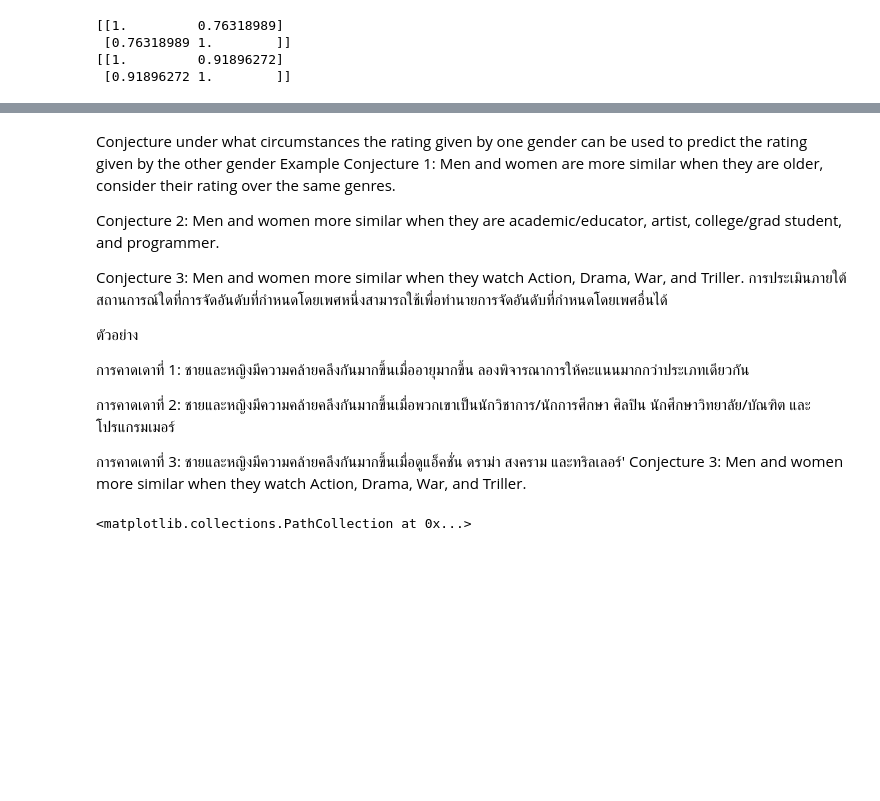
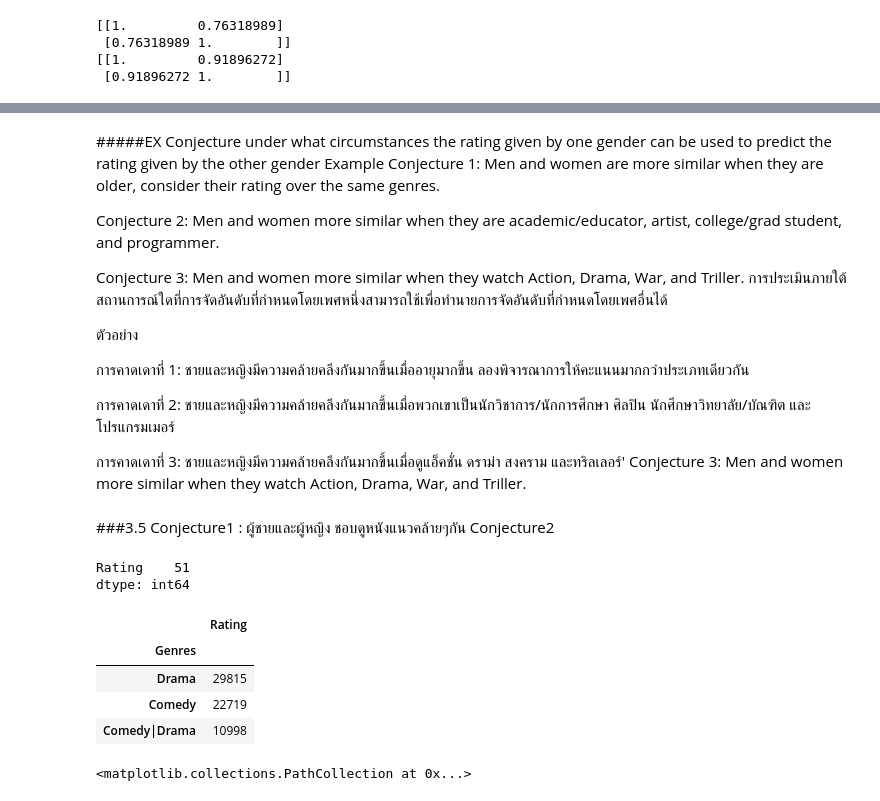
Before and after one commit to ananyapoonsawat/Python_dataviz2023, a Jupyter notebook: สำเนาของ_Project2_66.ipynb, the cells around one changed output, grey strips where cells are left out. Drawn from its saved outputs; the diff is of its cells as text; code cells hidden in the pictures; blank space fills up the shorter version.

```diff
--- a/สำเนาของ_Project2_66.ipynb
+++ b/สำเนาของ_Project2_66.ipynb
@@ -602,4 +608,5 @@ plt.show()
 # %% [markdown]
+#####EX
 Conjecture under what circumstances the rating given by one gender can be used to predict the rating given by the other gender
 Example
 Conjecture 1: Men and women are more similar when they are older, consider their rating over the same genres.
@@ -617,3 +624,21 @@ Conjecture 3: Men and women more similar when they watch Action, Drama, War, and
 
 การคาดเดาที่ 3: ชายและหญิงมีความคล้ายคลึงกันมากขึ้นเมื่อดูแอ็คชั่น ดราม่า สงคราม และทริลเลอร์'
 Conjecture 3: Men and women more similar when they watch Action, Drama, War, and Triller.
+# %% [markdown]
+###3.5
+Conjecture1 : ผู้ชายและผู้หญิง ชอบดูหนังแนวคล้ายๆกัน
+Conjecture2
+# %%
+rating_gender = df1[['Title','Gender','Rating']]
+
+Male_rating = rating_gender[rating_gender['Gender']== 'M']
+Female_rating = rating_gender[rating_gender['Gender']=='F']
+
+Male_AverageRating = Male_rating.groupby('Title').mean()
+Female_AverageRating = Female_rating.groupby('Title').mean()
+
+Male_AverageRating[Male_AverageRating ['Rating'] > 4.5].count() #male
+Female_AverageRating[Female_AverageRating['Rating'] > 4.5].count() #female
+# %% [output]
+Rating    51
+dtype: int64
@@ -620 +657,12 @@ Conjecture 3: Men and women more similar when they watch Action, Drama, War, and
+# %%
+PopularGenres_rating = df1[['Rating','Genres']]
+PopularGenres_rating = PopularGenres_rating[PopularGenres_rating['Rating'] == 5 ]
+PopularGenres = PopularGenres_rating[['Genres','Rating']].groupby('Genres').count().sort_values(by='Rating',ascending = False)
+PopularGenres.head(3)
+# %% [output]
+|  | Rating |
+| Genres |  |
+| Drama | 29815 |
+| Comedy | 22719 |
+| Comedy|Drama | 10998 |
 # %%
```
Also changed, not shown: parts of 29 cells of this notebook.
